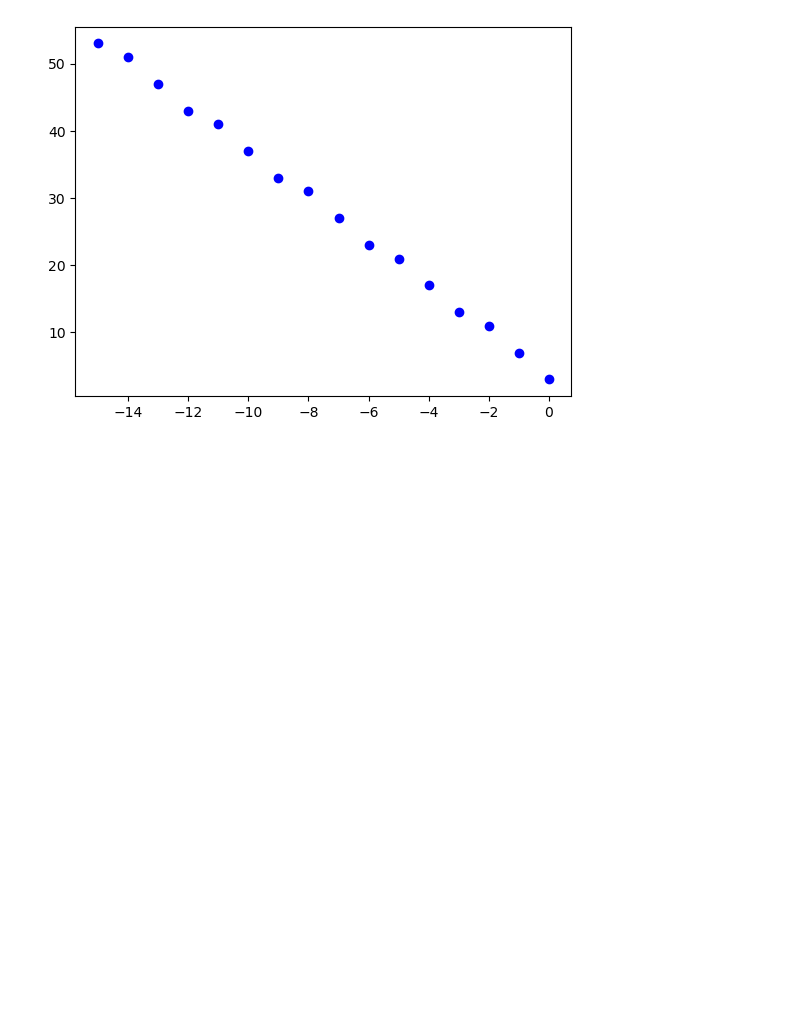
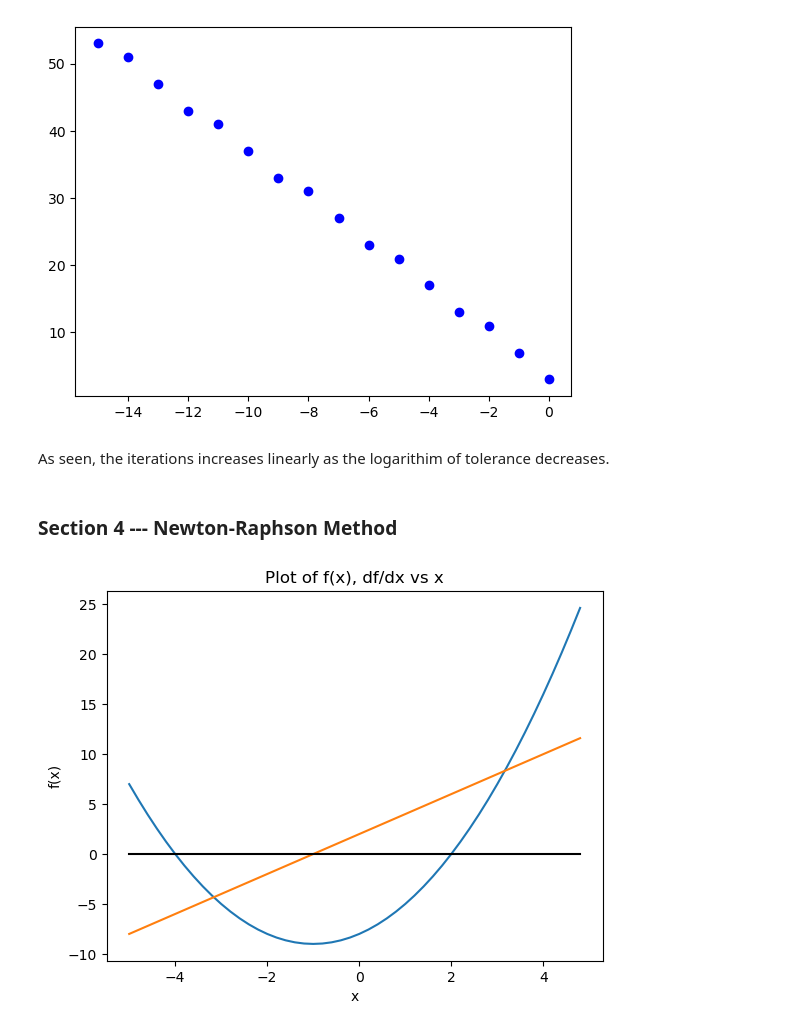
Before and after one commit to MattsonIsaac/AssignmentOne, a Jupyter notebook: Main.ipynb, the cells around one changed output. Saved outputs shown, nothing was run; the diff lists cells and outputs as text; code cells hidden in the pictures; blank space fills up the shorter version.

Commit message:
NR method mostly done

```diff
--- a/Main.ipynb
+++ b/Main.ipynb
@@ -75,3 +77,19 @@ plt.plot([math.log10(t) for t in tol],iter,"bo")
 plt.show()
 # %% [output]
 [figure]
+# %% [markdown]
+As seen, the iterations increases linearly as the logarithim of tolerance decreases.
+# %% [markdown]
+### Section 4 --- Newton-Raphson Method
+# %%
+dfdx = lambda x: 2*a*x + b
+
+plt.title("Plot of f(x), df/dx vs x")
+plt.plot(x, f(x))
+plt.plot(x, dfdx(x))
+plt.plot(x, 0.0 * x, "k")
+plt.xlabel("x")
+plt.ylabel("f(x)")
+plt.show()
+# %% [output]
+[figure, added]
```
Also changed, not shown: parts of 3 cells of this notebook.
